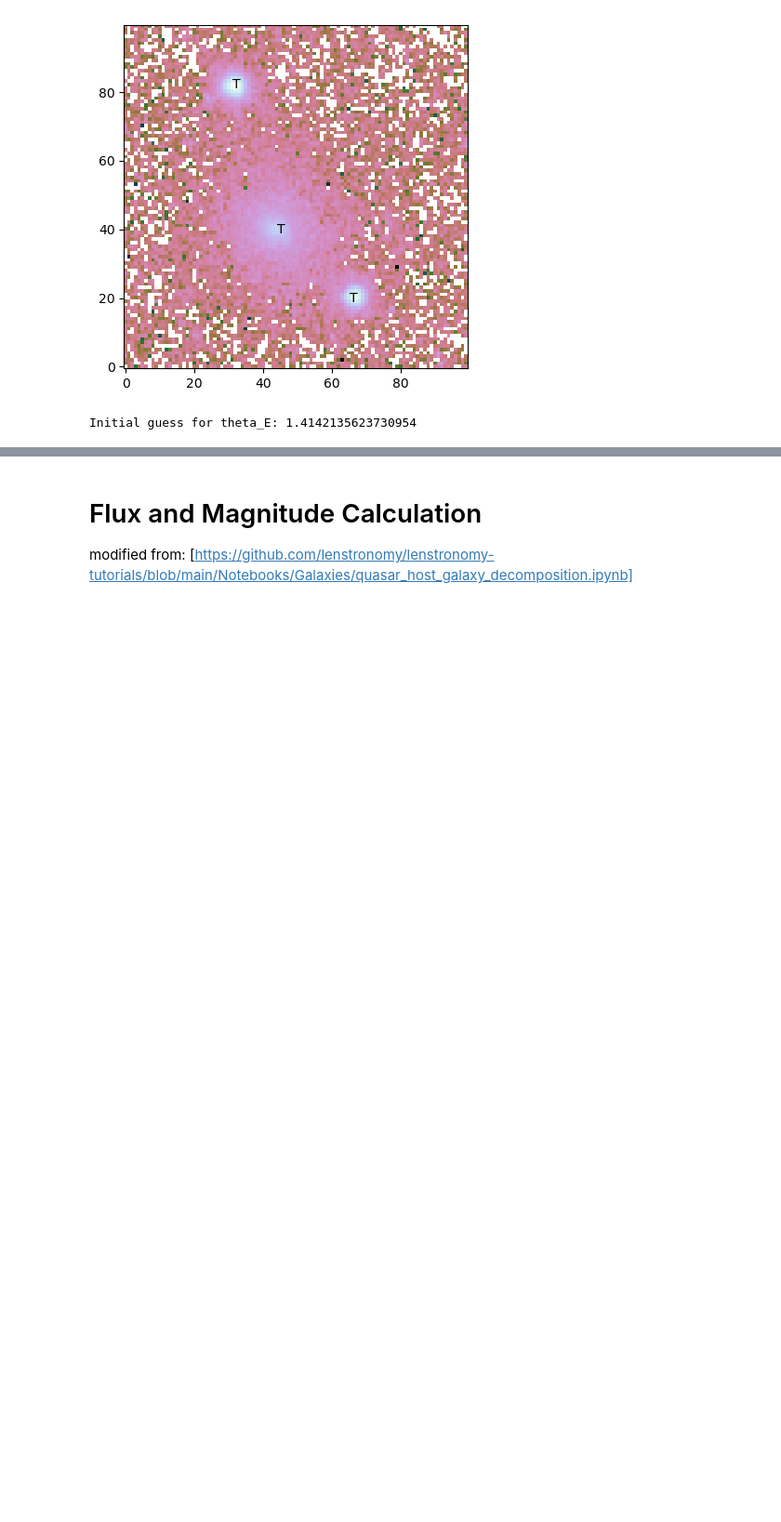
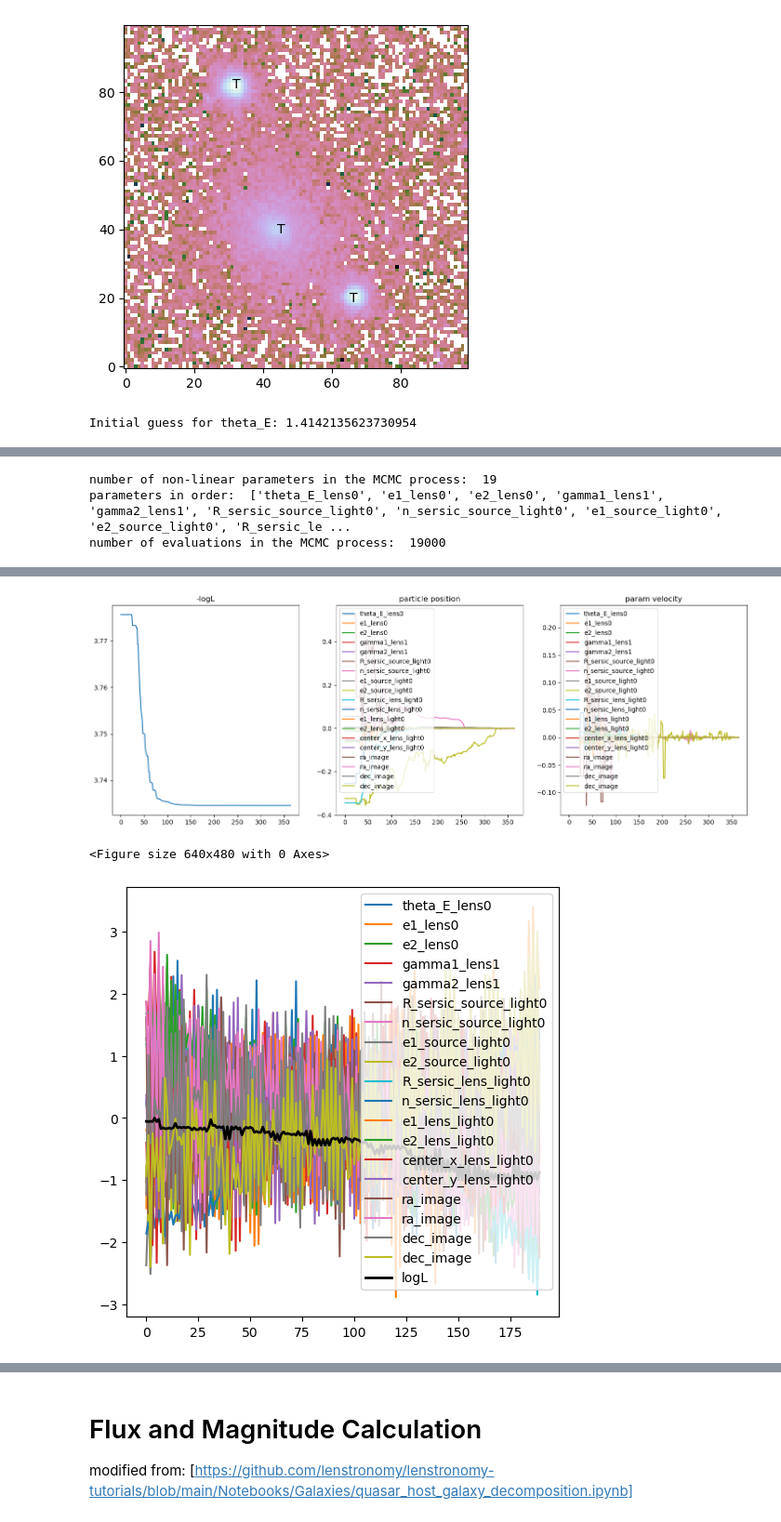
Before and after one commit to brady-ryan/hst_doubles, a Jupyter notebook: cutout_data/J2325-5229/F475X/model_f475x.ipynb, the cells around one changed output, grey strips where cells are left out. Shown at 93% size. Cells and saved outputs as stored; diff of their text form; code cells hidden in the pictures; blank space fills up the shorter version.

```diff
--- a/cutout_data/J2325-5229/F475X/model_f475x.ipynb
+++ b/cutout_data/J2325-5229/F475X/model_f475x.ipynb
@@ -349,0 +335,20 @@ with open("J2325-5229_F475X_fit.pkl", "wb") as f:
+# %%
+import corner
+# analyze the PSO and MCMC chain
+for i in range(len(chain_list)):
+    chain_plot.plot_chain_list(chain_list, i)
+
+sampler_type, samples_mcmc, param_mcmc, dist_mcmc  = chain_list[1]
+
+print("number of non-linear parameters in the MCMC process: ", len(param_mcmc))
+print("parameters in order: ", param_mcmc)
+print("number of evaluations in the MCMC process: ", np.shape(samples_mcmc)[0])
+
+if samples_mcmc.size != 0:
+    n, num_param = np.shape(samples_mcmc)
+    plot = corner.corner(samples_mcmc[:, :9], labels=param_mcmc[:9], show_titles=True)
+    plot = corner.corner(samples_mcmc[:, 9:], labels=param_mcmc[9:], show_titles=True)
+# %% [output]
+number of non-linear parameters in the MCMC process:  19
+parameters in order:  ['theta_E_lens0', 'e1_lens0', 'e2_lens0', 'gamma1_lens1', 'gamma2_lens1', 'R_sersic_source_light0', 'n_sersic_source_light0', 'e1_source_light0', 'e2_source_light0', 'R_sersic_le ...
+number of evaluations in the MCMC process:  19000
@@ -349,0 +372,3 @@ with open("J2325-5229_F475X_fit.pkl", "wb") as f:
+[figure, added]
+<Figure size 640x480 with 0 Axes>
+[figure, added]
```
Also changed, not shown: parts of 9 cells of this notebook, 3 other files.
